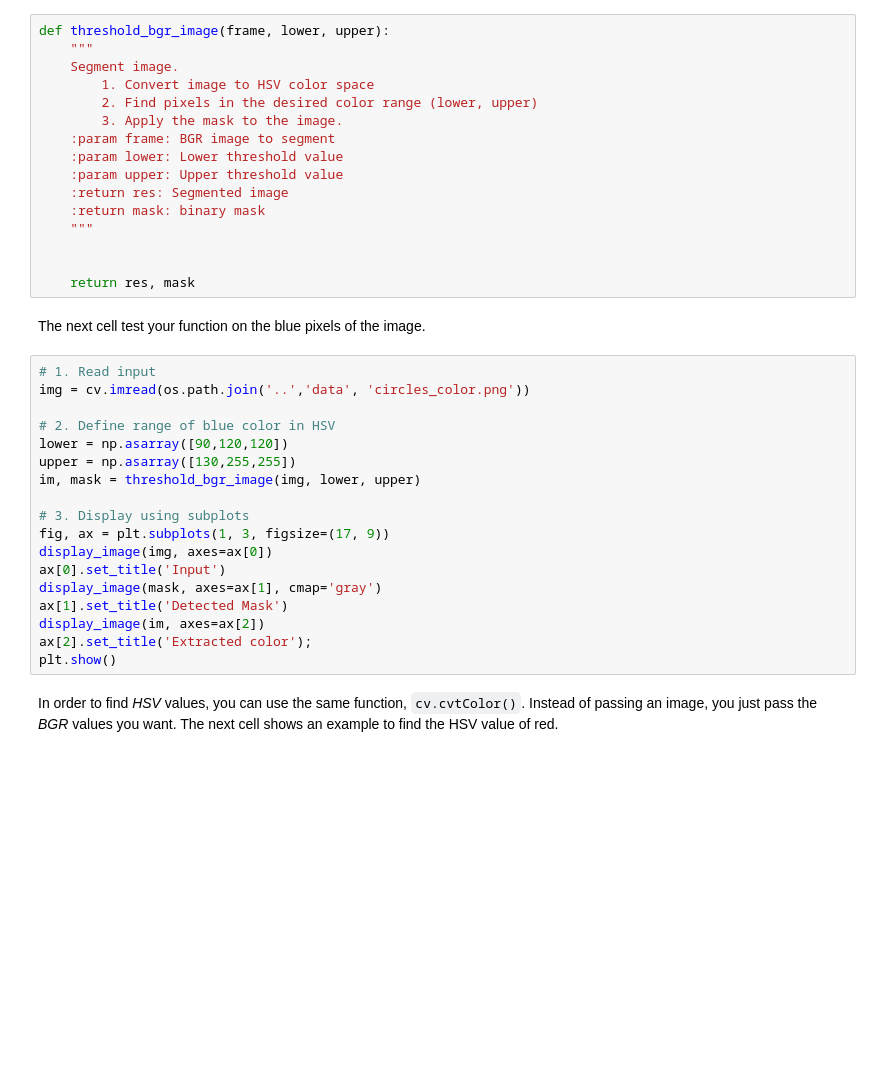
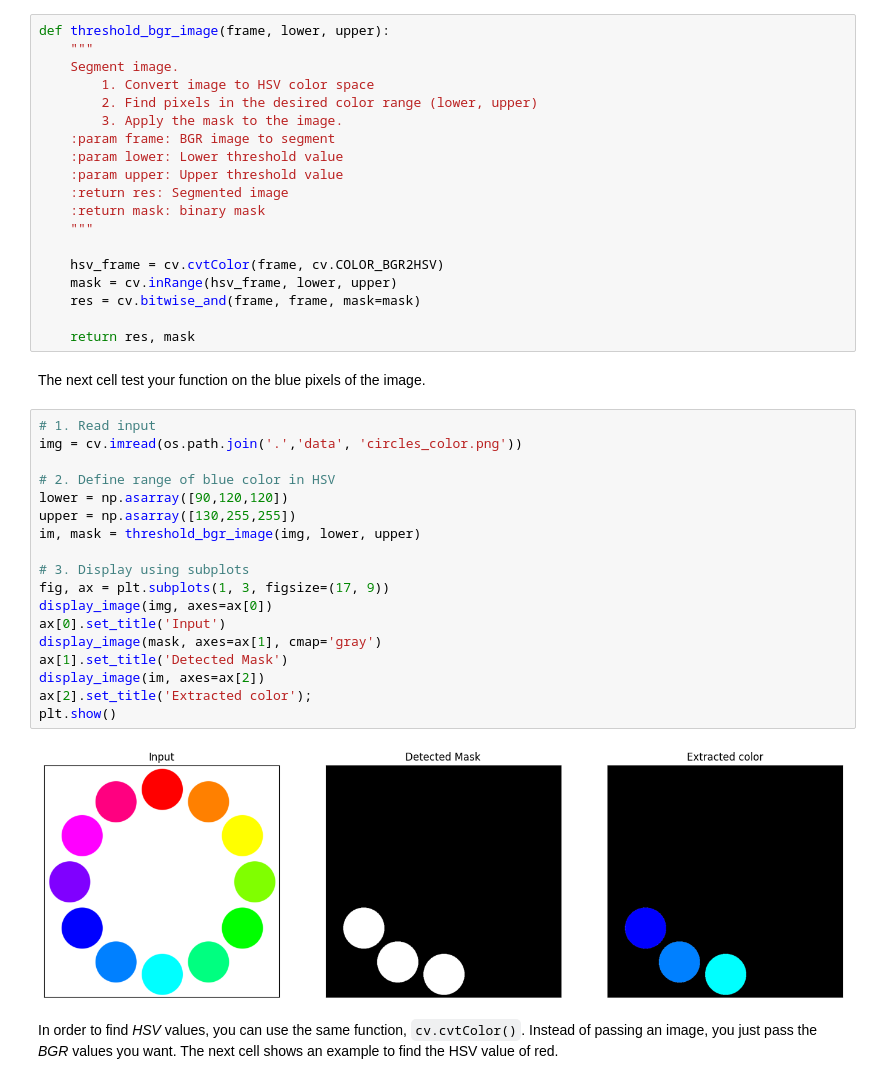
Before and after one commit to Mix-ABELA/Computer-Vision-Image-Processing, a Jupyter notebook: Lab1_Image_Processing/01_introduction_image_processing_2024.ipynb, the cells around one changed output. Cells and saved outputs as stored; diff of their text form; blank space fills up the shorter version.

Commit message:
completed section of Lab 1 until image histogram analysis

```diff
--- a/Lab1_Image_Processing/01_introduction_image_processing_2024.ipynb
+++ b/Lab1_Image_Processing/01_introduction_image_processing_2024.ipynb
@@ -190,28 +205,33 @@ def threshold_bgr_image(frame, lower, upper):
     :return mask: binary mask
     """
 
+    hsv_frame = cv.cvtColor(frame, cv.COLOR_BGR2HSV)
+    mask = cv.inRange(hsv_frame, lower, upper)
+    res = cv.bitwise_and(frame, frame, mask=mask)
 
     return res, mask
 # %% [markdown]
 The next cell test your function on the blue pixels of the image.
 # %%
 # 1. Read input
-img = cv.imread(os.path.join('..','data', 'circles_color.png'))
+img = cv.imread(os.path.join('.','data', 'circles_color.png'))
 
 # 2. Define range of blue color in HSV
 lower = np.asarray([90,120,120])
 upper = np.asarray([130,255,255])
 im, mask = threshold_bgr_image(img, lower, upper)
 
 # 3. Display using subplots
 fig, ax = plt.subplots(1, 3, figsize=(17, 9))
 display_image(img, axes=ax[0])
 ax[0].set_title('Input')
 display_image(mask, axes=ax[1], cmap='gray')
 ax[1].set_title('Detected Mask')
 display_image(im, axes=ax[2])
 ax[2].set_title('Extracted color');
 plt.show()
+# %% [output]
+[figure, added]
 # %% [markdown]
 In order to find *HSV* values, you can use the same function, `cv.cvtColor()`. Instead of passing an image, you just pass the *BGR* values you want. The next cell shows an example to find the HSV value of red.
 # %%
```
Also changed, not shown: parts of 9 cells of this notebook.
